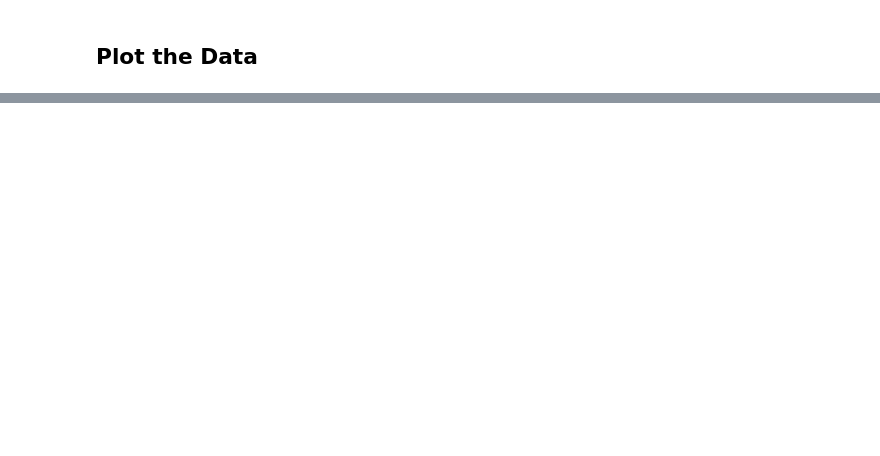
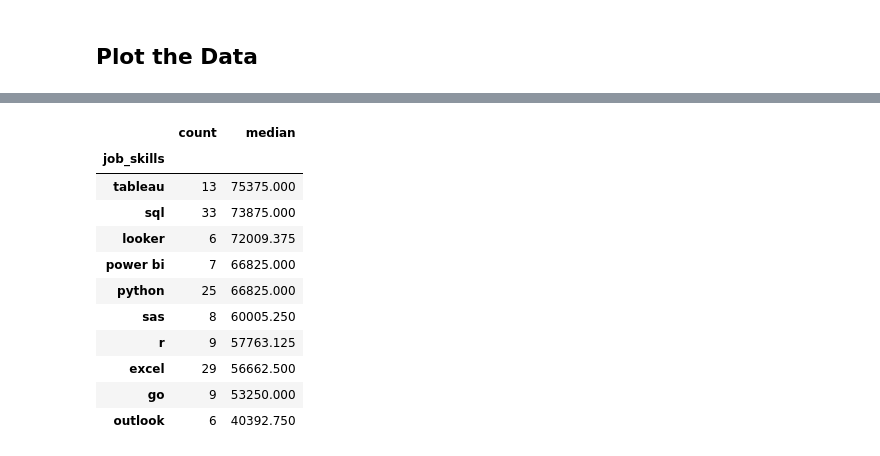
Before and after one commit to TSZUoE/Python_Course, a Jupyter notebook: Python_Course/3_Project/4_Salary_Analysts.ipynb, the cells around one changed output, grey strips where cells are left out. Cells and saved outputs as stored; diff of their text form; code cells hidden in the pictures; blank space fills up the shorter version.

```diff
--- a/Python_Course/3_Project/4_Salary_Analysts.ipynb
+++ b/Python_Course/3_Project/4_Salary_Analysts.ipynb
@@ -79,0 +116,18 @@ plt.show()
+# %%
+#Group by the job skills and find the count and associated median salary
+df_pop_skills = df_uk_skills.groupby('job_skills')['salary_year_gbp'].agg(['count','median']).sort_values('count', ascending=False)
+df_pop_skills = df_pop_skills.head(10).sort_values('median', ascending=False)
+df_pop_skills
+# %% [output]
+|  | count | median |
+| job_skills |  |  |
+| tableau | 13 | 75375.000 |
+| sql | 33 | 73875.000 |
+| looker | 6 | 72009.375 |
+| power bi | 7 | 66825.000 |
+| python | 25 | 66825.000 |
+| sas | 8 | 60005.250 |
+| r | 9 | 57763.125 |
+| excel | 29 | 56662.500 |
+| go | 9 | 53250.000 |
+| outlook | 6 | 40392.750 |
```
Also changed, not shown: parts of 9 cells of this notebook, 3 other files.
